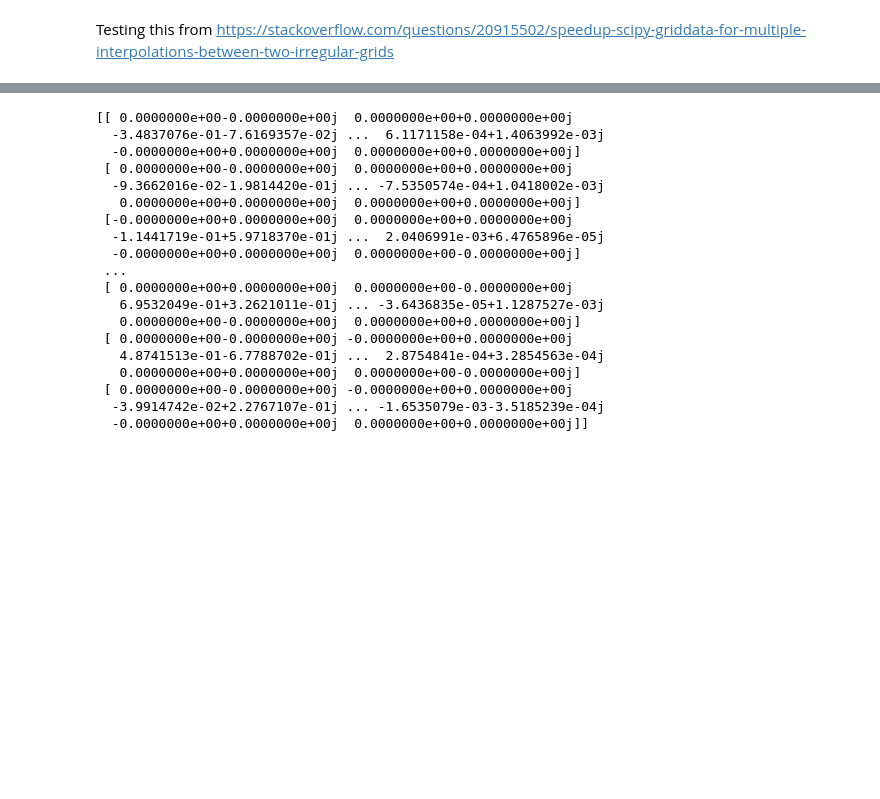
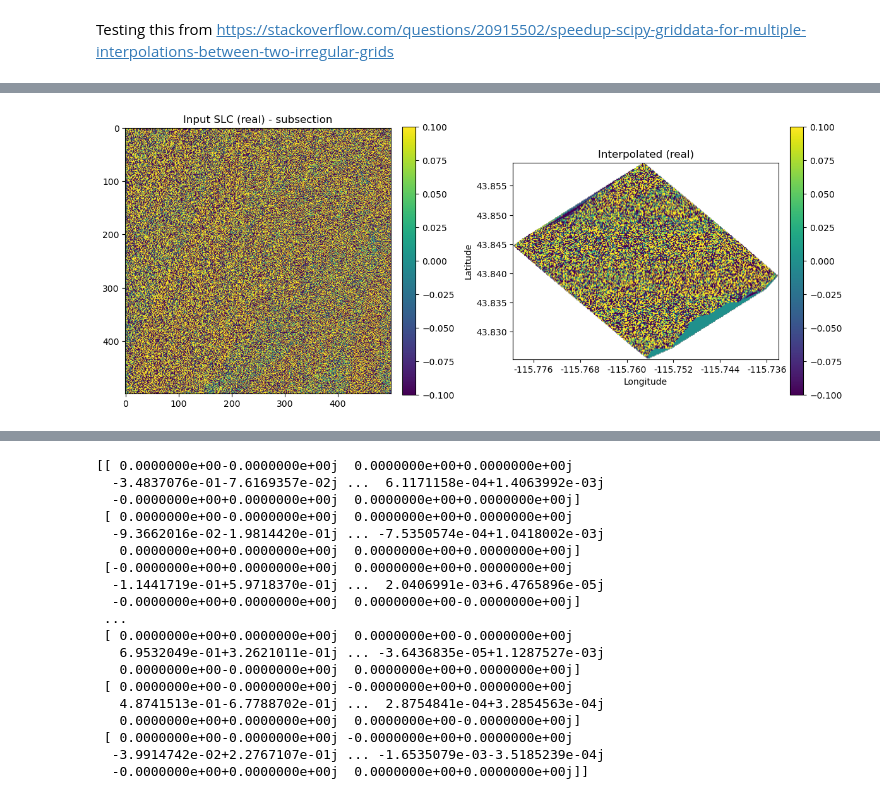
Before and after one commit to julober/snowex_uavsar_coherence, a Jupyter notebook: notebooks/geocoding.ipynb, the cells around one changed output, grey strips where cells are left out. Saved outputs shown, nothing was run; the diff lists cells and outputs as text; code cells hidden in the pictures; blank space fills up the shorter version.

```diff
--- a/notebooks/geocoding.ipynb
+++ b/notebooks/geocoding.ipynb
@@ -62,0 +231,28 @@ def interpolate_so(values, vtx, wts):
+# %%
+# --- Plot: input real subsection and interpolated output real ---
+fig, axes = plt.subplots(1, 2, figsize=(12, 5))
+
+# input real subsection
+im0 = axes[0].imshow(np.real(slc_win),
+                     vmin=-0.1,
+                     vmax=0.1,
+                     origin='upper', aspect='equal')
+axes[0].set_title('Input SLC (real) - subsection')
+plt.colorbar(im0, ax=axes[0], fraction=0.046, pad=0.04)
+
+# output real gridded
+im1 = axes[1].imshow(real_out,
+                    extent=(lon_space.min(), lon_space.max(), lat_space.min(), lat_space.max()),
+                    origin='lower', aspect='equal',
+                    vmin=-0.1, vmax=0.1)
+axes[1].set_title('Interpolated (real)')
+axes[1].xaxis.set_major_locator(mticker.MaxNLocator(6))
+axes[1].xaxis.set_major_formatter(mticker.FormatStrFormatter('%.3f'))
+axes[1].set_xlabel('Longitude')
+axes[1].set_ylabel('Latitude')
+plt.colorbar(im1, ax=axes[1], fraction=0.046, pad=0.04)
+
+plt.tight_layout()
+plt.show()
+# %% [output]
+[figure, added]
```
Also changed, not shown: parts of 10 cells of this notebook, 1 other file.
